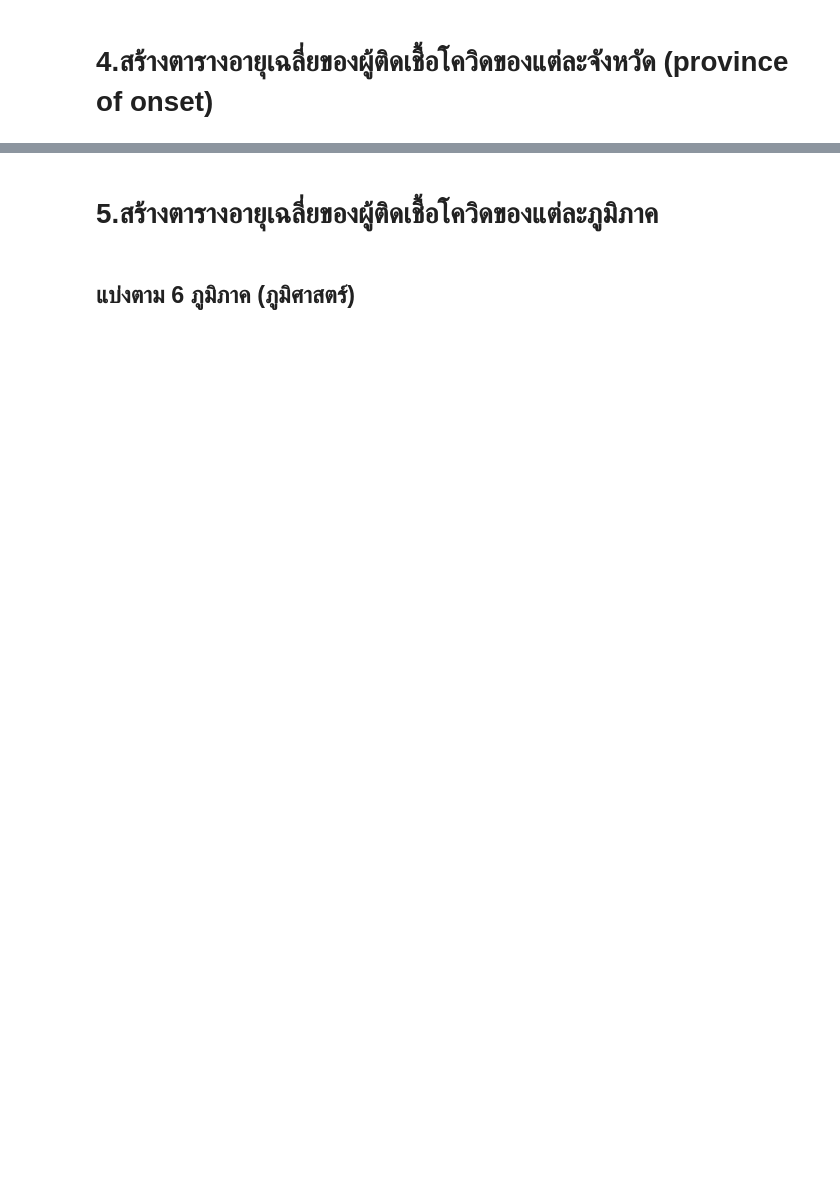
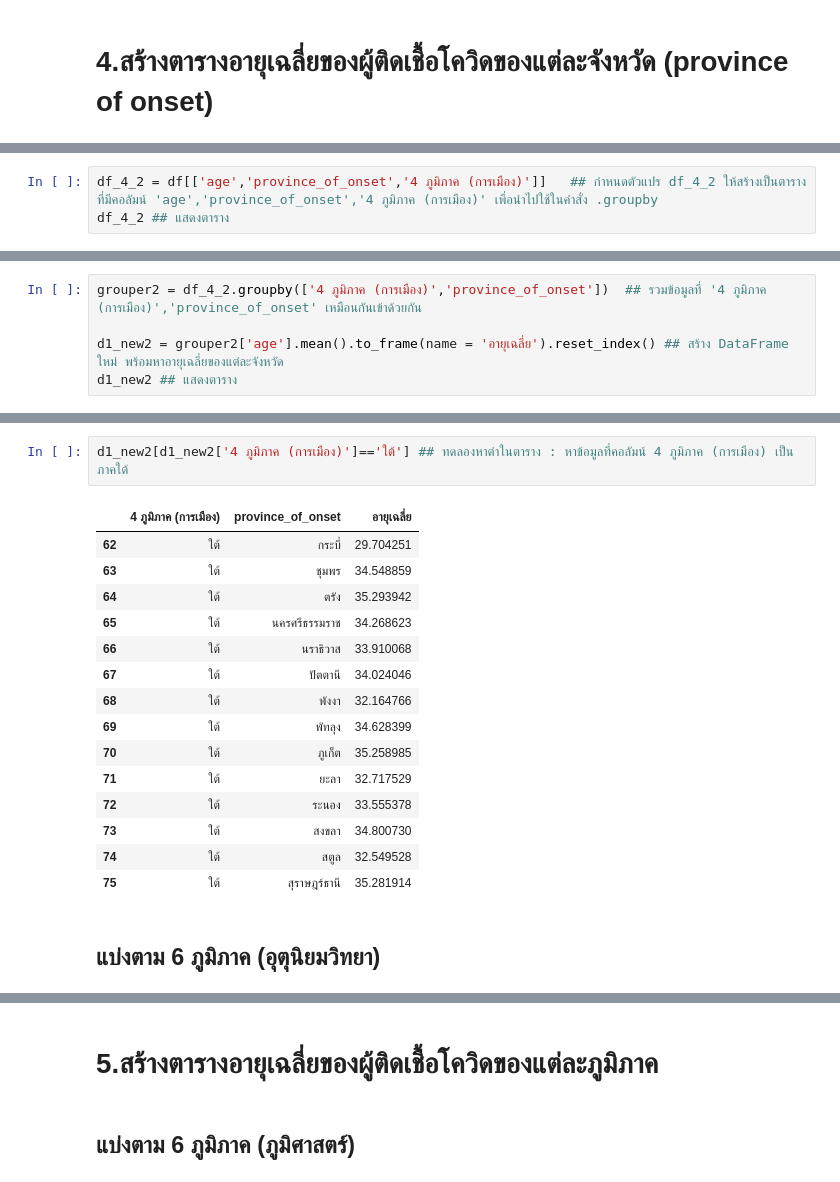
Before and after one commit to ThitiwatJtrsn/data_viz_2022, a Jupyter notebook: BasicPython&DataViz_midterm2022.ipynb, the cells around one changed output, grey strips where cells are left out. Drawn from its saved outputs; the diff is of its cells as text; blank space fills up the shorter version.

```diff
--- a/BasicPython&DataViz_midterm2022.ipynb
+++ b/BasicPython&DataViz_midterm2022.ipynb
@@ -769,0 +807,3 @@ df_province_avg
+# %%
+df_4_2 = df[['age','province_of_onset','4 ภูมิภาค (การเมือง)']]   ## กำหนดตัวแปร df_4_2 ให้สร้างเป็นตารางที่มีคอลัมน์ 'age','province_of_onset','4 ภูมิภาค (การเมือง)' เพื่อนำไปใช้ในคำสั่ง .groupby
+df_4_2 ## แสดงตาราง
@@ -769,0 +824,5 @@ df_province_avg
+# %%
+grouper2 = df_4_2.groupby(['4 ภูมิภาค (การเมือง)','province_of_onset'])  ## รวมข้อมูลที่ '4 ภูมิภาค (การเมือง)','province_of_onset' เหมือนกันเข้าด้วยกัน
+
+d1_new2 = grouper2['age'].mean().to_frame(name = 'อายุเฉลี่ย').reset_index() ## สร้าง DataFrame ใหม่ พร้อมหาอายุเฉลี่ยของแต่ละจังหวัด
+d1_new2 ## แสดงตาราง
@@ -769,0 +843,20 @@ df_province_avg
+# %%
+d1_new2[d1_new2['4 ภูมิภาค (การเมือง)']=='ใต้'] ## ทดลองหาต่าในตาราง : หาข้อมูลที่คอลัมน์ 4 ภูมิภาค (การเมือง) เป็นภาคใต้
+# %% [output]
+|  | 4 ภูมิภาค (การเมือง) | province_of_onset | อายุเฉลี่ย |
+| 62 | ใต้ | กระบี่ | 29.704251 |
+| 63 | ใต้ | ชุมพร | 34.548859 |
+| 64 | ใต้ | ตรัง | 35.293942 |
+| 65 | ใต้ | นครศรีธรรมราช | 34.268623 |
+| 66 | ใต้ | นราธิวาส | 33.910068 |
+| 67 | ใต้ | ปัตตานี | 34.024046 |
+| 68 | ใต้ | พังงา | 32.164766 |
+| 69 | ใต้ | พัทลุง | 34.628399 |
+| 70 | ใต้ | ภูเก็ต | 35.258985 |
+| 71 | ใต้ | ยะลา | 32.717529 |
+| 72 | ใต้ | ระนอง | 33.555378 |
+| 73 | ใต้ | สงขลา | 34.800730 |
+| 74 | ใต้ | สตูล | 32.549528 |
+| 75 | ใต้ | สุราษฎร์ธานี | 35.281914 |
+# %% [markdown]
+## แบ่งตาม 6 ภูมิภาค (อุตุนิยมวิทยา)
```
Also changed, not shown: parts of 103 cells of this notebook.
